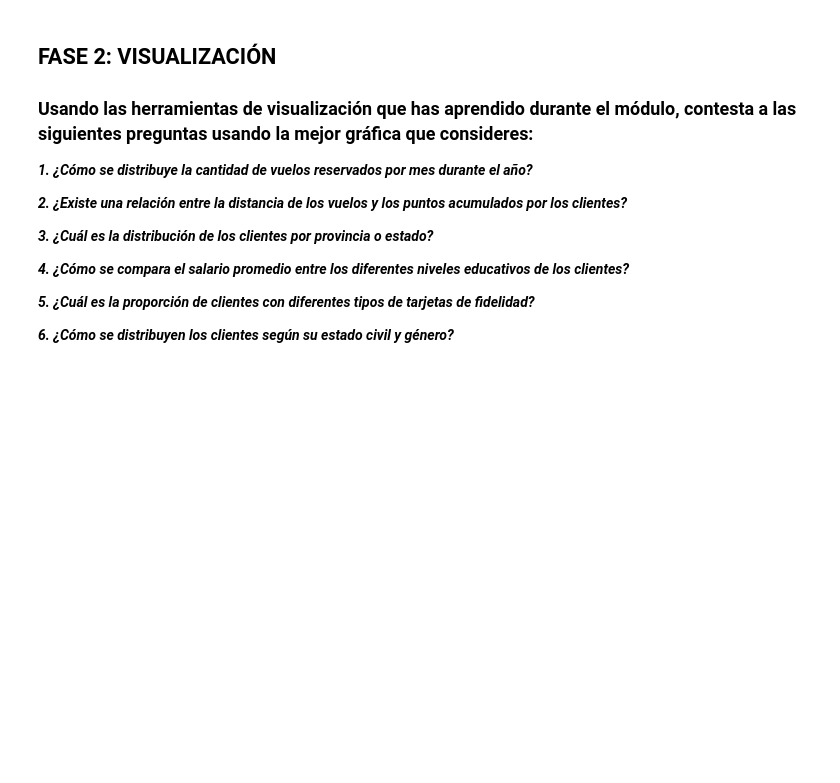
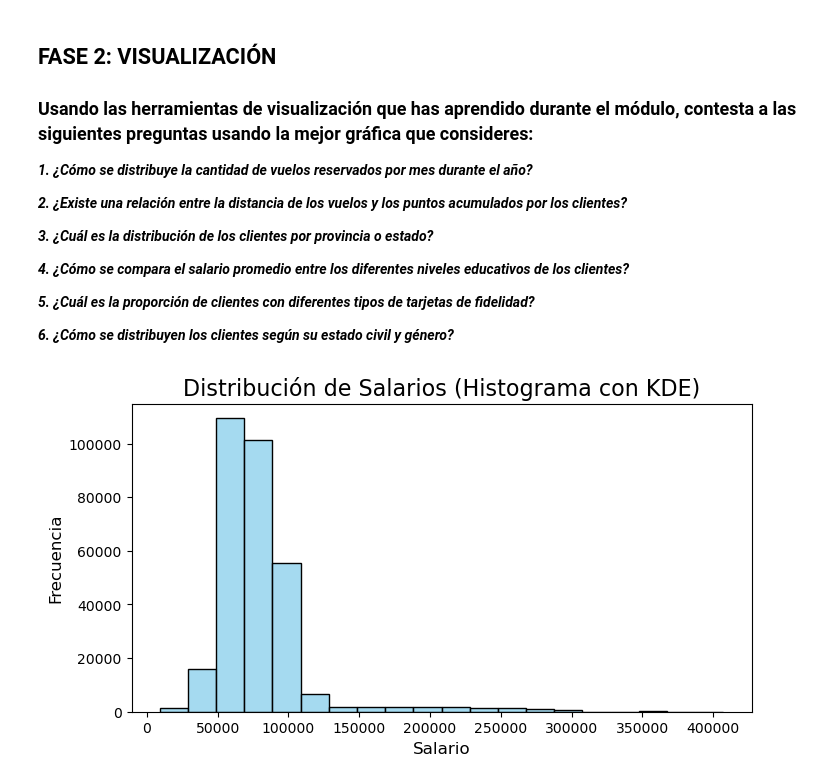
Before and after one commit to Adalab/bda-modulo-3-evaluacion-final-Ary1982, a Jupyter notebook: evaluación_modulo_3_arianna.ipynb, the cells around one changed output. Saved outputs shown, nothing was run; the diff lists cells and outputs as text; code cells hidden in the pictures; blank space fills up the shorter version.

Commit message:
Visualizaciones ejercicio 1

```diff
--- a/evaluación_modulo_3_arianna.ipynb
+++ b/evaluación_modulo_3_arianna.ipynb
@@ -250,0 +327,8 @@ print(df_flight_duplicates)
+# %%
+# En Cancellation Month, decido reemplazar los nulos con 'Active Member':
+
+df_split_loyalty['Cancellation Month'] = df_split_loyalty['Cancellation Month'].fillna('Active Member')
+
+# Hago lo mismo con el año, para mantener la consistencia de los datos:
+
+df_split_loyalty['Cancellation Year'] = df_split_loyalty['Cancellation Year'].fillna('Active')
@@ -281,13 +453,15 @@ print(df_split_flight.dtypes)
 # Ahora quiero estandarizar los nombres de todas las columnas de los dos df:
 # cambiar todas las etiquetas a minusculas y sustituir los espacios con guion bajo:
 
-df_split_flight.columns = [col.lower().replace(" ", "_") for col in df_split_flight.columns] #df actividad vuelos
+df_split_flight.columns = [col.lower().replace(" ", "_")
+for col in df_split_flight.columns] #df actividad vuelos
 print(f'Primeras 5 filas df Actividad vuelos:')
 print(df_split_flight.head())
 
 print('_ _ _ _ _ _ _ _ _ _ _ _ _ _ _ _', '\n')
 
-df_split_loyalty.columns = [col.lower().replace(" ", "_") for col in df_split_loyalty.columns] #df historial clientes
+df_split_loyalty.columns = [col.lower().replace(" ", "_")
+for col in df_split_loyalty.columns] #df historial clientes
 print(f'Primeras 5 filas df Historial clientes:')
 print(df_split_flight.head())
 # %% [output]
@@ -349,0 +576,7 @@ dtype: object
+# %%
+df_combined_outer = pd.merge(df_split_flight, df_split_loyalty, on='loyalty_number', how='outer')
+
+# MERGE: combina df utilizando columnas comunes, y pone una tabla al lado de otra.
+# OUTER: Este tipo de unión mantiene todas las filas de ambos DataFrames y pone NaN donde no haya coincidencia en 'Loyalty Number'.
+
+print(df_combined_outer.head())
@@ -349,0 +714,7 @@ dtype: object
+# %%
+# Convertir salarios negativos a positivos usando valor absoluto
+df_combined_outer['salary'] = df_combined_outer['salary'].abs()
+
+# Verificar el cambio
+print("Verificación después del cambio:")
+print(df_combined_outer['salary'].describe())
@@ -363,3 +749,21 @@ dtype: object
 ***5. ¿Cuál es la proporción de clientes con diferentes tipos de tarjetas de fidelidad?***
 
 ***6. ¿Cómo se distribuyen los clientes según su estado civil y género?***
+# %%
+# Voy a hacer un histograma para ver mejor esos datos de salary:
+
+# Crear el histograma con KDE y personalizar los colores
+plt.figure(figsize=(8, 4))
+
+# Histograma con color 'skyblue' para las barras y curva KDE con color 'red'
+sns.histplot(df_combined_outer['salary'], bins=20, kde=False, color='skyblue', edgecolor='black')
+
+# Añadir título y etiquetas
+plt.title('Distribución de Salarios (Histograma con KDE)', fontsize=16)
+plt.xlabel('Salario', fontsize=12)
+plt.ylabel('Frecuencia', fontsize=12)
+
+# Mostrar el gráfico
+plt.show()
+# %% [output]
+[figure, added]
```
Also changed, not shown: parts of 34 cells of this notebook.
